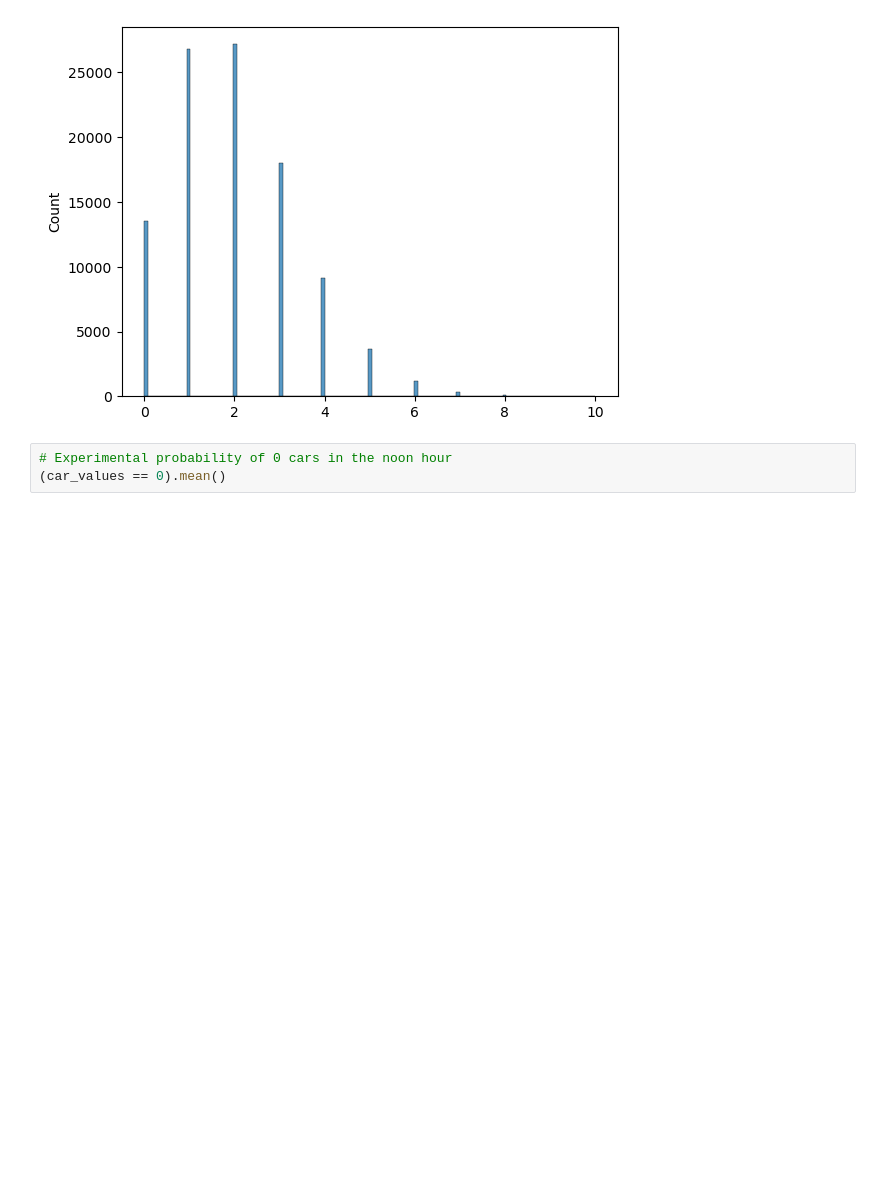
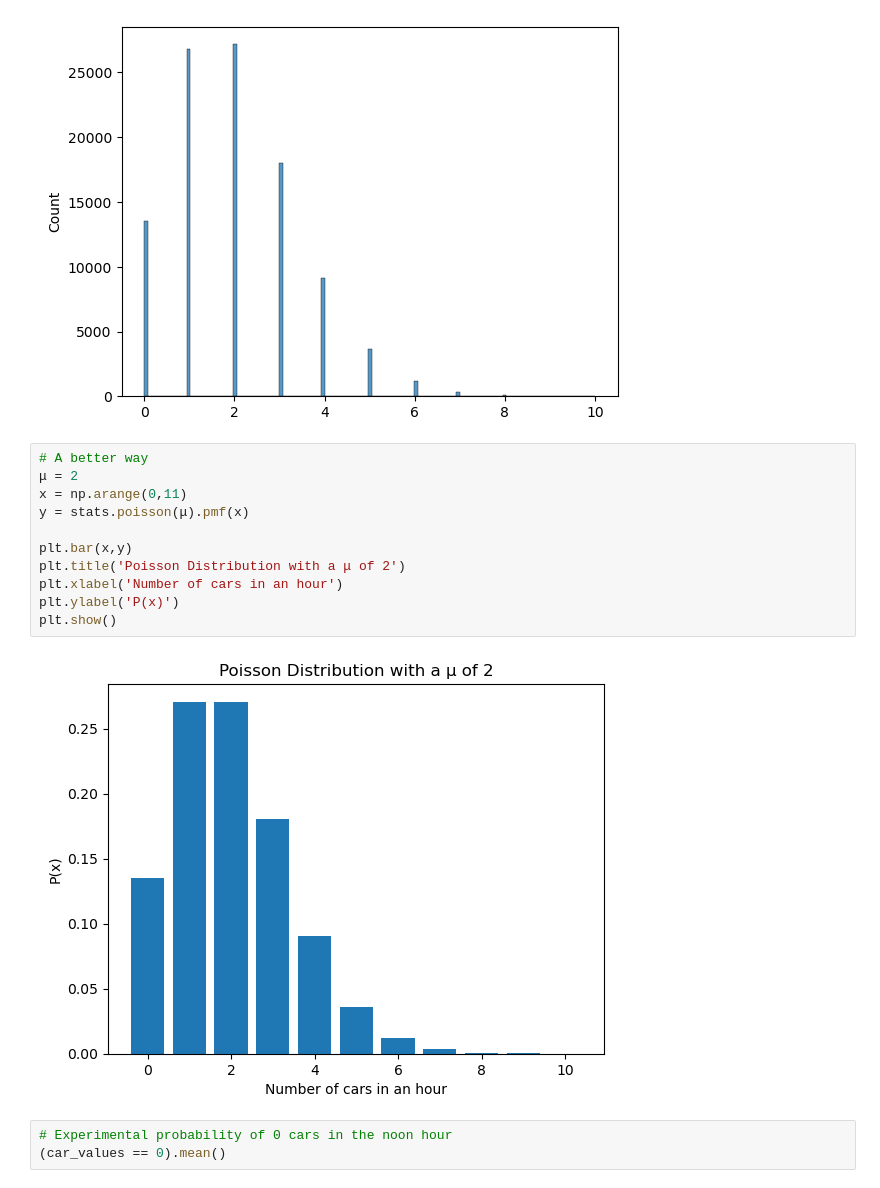
Before and after one commit to corey-hermesch/statistics_exercises, a Jupyter notebook: probability_distributions.ipynb, the cells around one changed output. Saved outputs shown, nothing was run; the diff lists cells and outputs as text; blank space fills up the shorter version.

Commit message:
distribution exercises

```diff
--- a/probability_distributions.ipynb
+++ b/probability_distributions.ipynb
@@ -23,6 +23,19 @@ sns.histplot(car_values)
 plt.show()
 # %% [output]
 [figure]
+# %%
+# A better way
+μ = 2
+x = np.arange(0,11)
+y = stats.poisson(μ).pmf(x)
+
+plt.bar(x,y)
+plt.title('Poisson Distribution with a μ of 2')
+plt.xlabel('Number of cars in an hour')
+plt.ylabel('P(x)')
+plt.show()
+# %% [output]
+[figure, added]
 # %%
 # Experimental probability of 0 cars in the noon hour
 (car_values == 0).mean()
```
Also changed, not shown: parts of 14 cells of this notebook, 1 other file.
